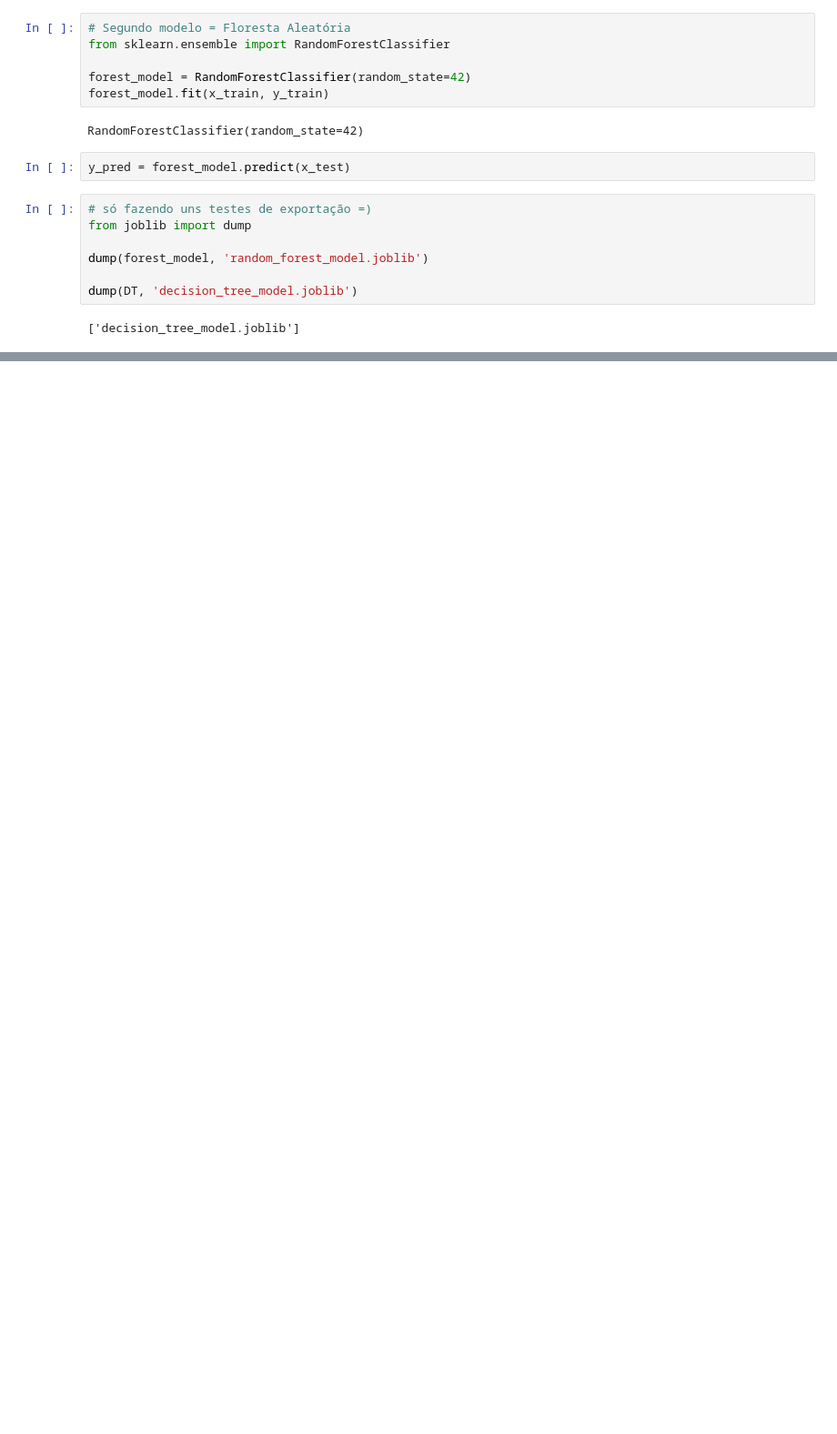
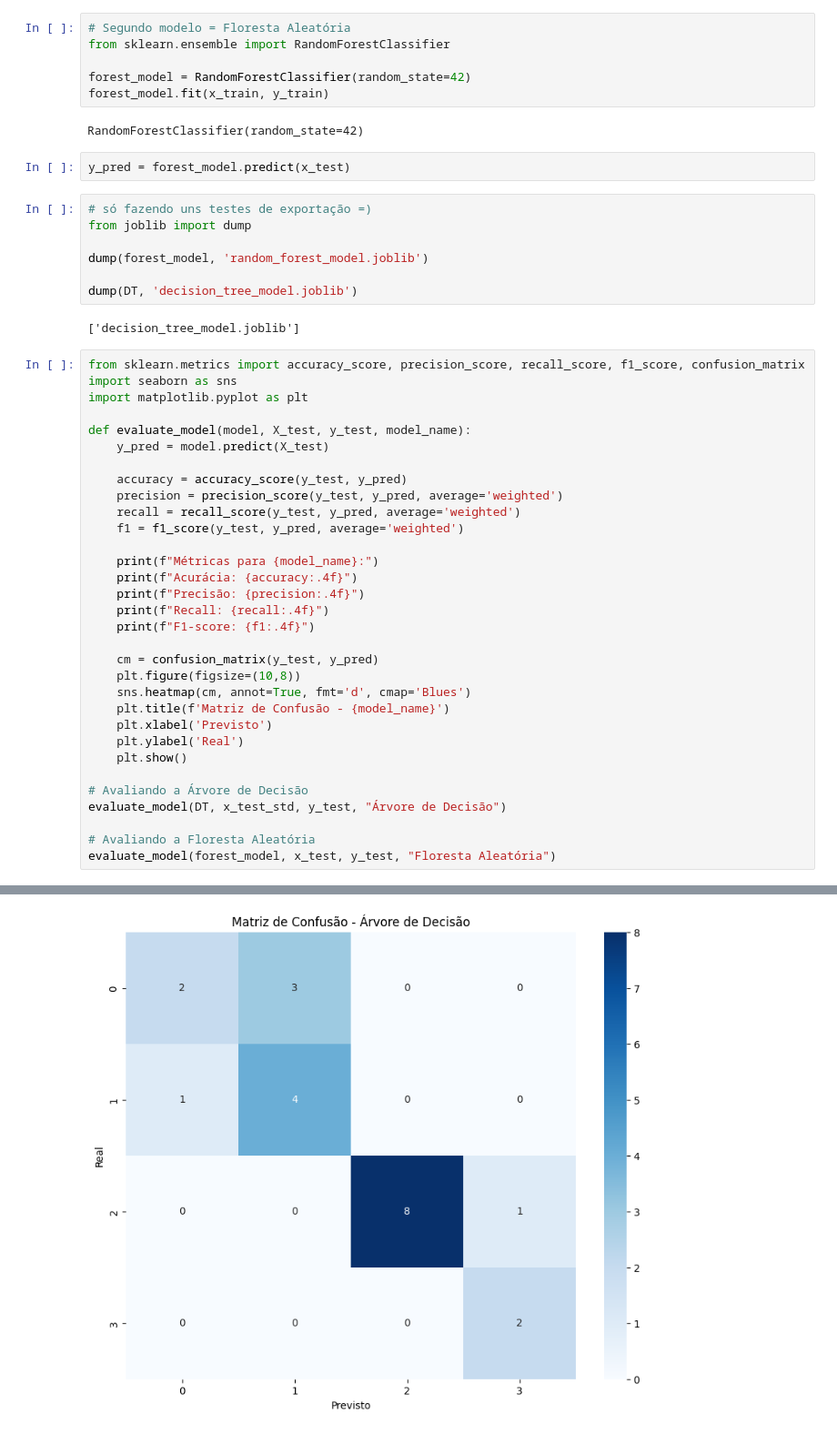
Before and after one commit to lugialo/copd-model, a Jupyter notebook: COPD.ipynb, the cells around one changed output, grey strips where cells are left out. Shown at 91% size. Drawn from its saved outputs; the diff is of its cells as text; blank space fills up the shorter version.

```diff
--- a/COPD.ipynb
+++ b/COPD.ipynb
@@ -222,3 +218,36 @@ dump(forest_model, 'random_forest_model.joblib')
 dump(DT, 'decision_tree_model.joblib')
 # %% [output]
 ['decision_tree_model.joblib']
+# %%
+from sklearn.metrics import accuracy_score, precision_score, recall_score, f1_score, confusion_matrix
+import seaborn as sns
+import matplotlib.pyplot as plt
+
+def evaluate_model(model, X_test, y_test, model_name):
+    y_pred = model.predict(X_test)
+
+    accuracy = accuracy_score(y_test, y_pred)
+    precision = precision_score(y_test, y_pred, average='weighted')
+    recall = recall_score(y_test, y_pred, average='weighted')
+    f1 = f1_score(y_test, y_pred, average='weighted')
+
+    print(f"Métricas para {model_name}:")
+    print(f"Acurácia: {accuracy:.4f}")
+    print(f"Precisão: {precision:.4f}")
+    print(f"Recall: {recall:.4f}")
+    print(f"F1-score: {f1:.4f}")
+
+    cm = confusion_matrix(y_test, y_pred)
+    plt.figure(figsize=(10,8))
+    sns.heatmap(cm, annot=True, fmt='d', cmap='Blues')
+    plt.title(f'Matriz de Confusão - {model_name}')
+    plt.xlabel('Previsto')
+    plt.ylabel('Real')
+    plt.show()
+
+# Avaliando a Árvore de Decisão
+evaluate_model(DT, x_test_std, y_test, "Árvore de Decisão")
+
+# Avaliando a Floresta Aleatória
+evaluate_model(forest_model, x_test, y_test, "Floresta Aleatória")
+# %% [output]
@@ -224,0 +259 @@ dump(DT, 'decision_tree_model.joblib')
+[figure, added]
```
Also changed, not shown: parts of 4 cells of this notebook, 1 other file.
